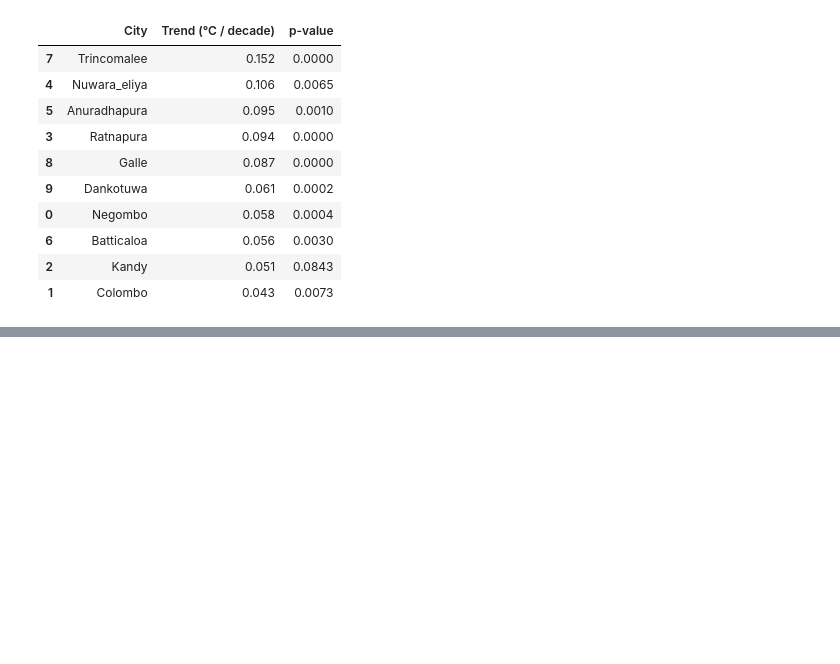
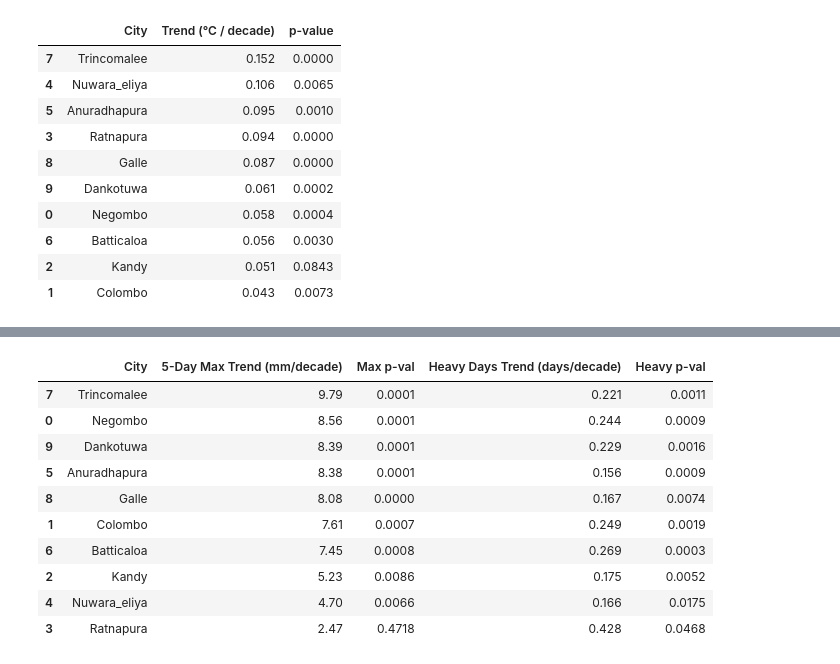
Before and after one commit to nitisha-jayakody/Cyclone_Ditwah_weatherproject, a Jupyter notebook: notebooks/analysis_report.ipynb, the cells around one changed output, grey strips where cells are left out. Saved outputs shown, nothing was run; the diff lists cells and outputs as text; code cells hidden in the pictures; blank space fills up the shorter version.

Commit message:
Add point 2: rain extremes analysis

```diff
--- a/notebooks/analysis_report.ipynb
+++ b/notebooks/analysis_report.ipynb
@@ -94,0 +101,67 @@ fig.show()
+# %%
+import pandas as pd
+import plotly.express as px
+import plotly.graph_objects as go
+from ditwah_weather.analysis import annual_max_window, decadal_trend, calculate_event_rainfall
+
+# 1. Calculate trends for November 5-Day Max Rainfall & Heavy Rain Days (>50mm)
+rain_trends = []
+
+for city in df['city'].unique():
+    city_df = df[df['city'] == city].copy()
+
+    # --- Metric 1: 5-Day Max Rainfall (November, 1940-2024) ---
+    annual_max = annual_max_window(city_df, window=5, month=11)
+    max_slope, max_pval = decadal_trend(annual_max.index, annual_max.values)
+
+    # --- Metric 2: Heavy Rain Days (Whole Year, 1940-2024) ---
+    # Filter for the baseline years
+    baseline_df = city_df[(city_df['date'].dt.year >= 1940) & (city_df['date'].dt.year <= 2024)]
+    # Count days > 50mm, then reindex to ensure years with 0 heavy days are included as 0
+    heavy_days = baseline_df[baseline_df['precipitation_sum'] > 50].groupby(baseline_df['date'].dt.year).size()
+    heavy_days = heavy_days.reindex(range(1940, 2025), fill_value=0)
+    heavy_slope, heavy_pval = decadal_trend(heavy_days.index, heavy_days.values)
+
+    rain_trends.append({
+        'City': city,
+        '5-Day Max Trend (mm/decade)': round(max_slope, 2), 'Max p-val': round(max_pval, 4),
+        'Heavy Days Trend (days/decade)': round(heavy_slope, 3), 'Heavy p-val': round(heavy_pval, 4)
+    })
+
+    # Save Dankotuwa's historical max data for plotting below
+    if city == 'Dankotuwa':
+        dankotuwa_max_rain = annual_max.reset_index()
+
+# Display the trends table
+display(pd.DataFrame(rain_trends).sort_values('5-Day Max Trend (mm/decade)', ascending=False))
+
+
+# 2. Calculate exact rainfall for Cyclone Ditwah (2025) in Dankotuwa
+dankotuwa_df = df[df['city'] == 'Dankotuwa']
+ditwah_total = calculate_event_rainfall(dankotuwa_df, start='2025-11-26', end='2025-11-30')
+
+# 3. Visualisation: Bar chart of historical max vs Ditwah
+fig = px.bar(dankotuwa_max_rain, x='year', y='precipitation_sum',
+             title='Annual Maximum 5-Day Rainfall in November (Dankotuwa)',
+             labels={'year': 'Year', 'precipitation_sum': '5-Day Total Rainfall (mm)'})
+
+# Update historical bars to standard blue
+fig.update_traces(marker_color='#1f77b4', name='Historical Max (1940-2024)', showlegend=True)
+
+# Add Cyclone Ditwah as a striking red bar
+fig.add_trace(go.Bar(x=[2025], y=[ditwah_total], name='Cyclone Ditwah (Nov 2025)', marker_color='red'))
+
+fig.update_layout(template='plotly_white', legend=dict(x=0.02, y=0.98))
+fig.show()
+# %% [output]
+|  | City | 5-Day Max Trend (mm/decade) | Max p-val | Heavy Days Trend (days/decade) | Heavy p-val |
+| 7 | Trincomalee | 9.79 | 0.0001 | 0.221 | 0.0011 |
+| 0 | Negombo | 8.56 | 0.0001 | 0.244 | 0.0009 |
+| 9 | Dankotuwa | 8.39 | 0.0001 | 0.229 | 0.0016 |
+| 5 | Anuradhapura | 8.38 | 0.0001 | 0.156 | 0.0009 |
+| 8 | Galle | 8.08 | 0.0000 | 0.167 | 0.0074 |
+| 1 | Colombo | 7.61 | 0.0007 | 0.249 | 0.0019 |
+| 6 | Batticaloa | 7.45 | 0.0008 | 0.269 | 0.0003 |
+| 2 | Kandy | 5.23 | 0.0086 | 0.175 | 0.0052 |
+| 4 | Nuwara_eliya | 4.70 | 0.0066 | 0.166 | 0.0175 |
+| 3 | Ratnapura | 2.47 | 0.4718 | 0.428 | 0.0468 |
```
Also changed, not shown: parts of 1 cell of this notebook.
